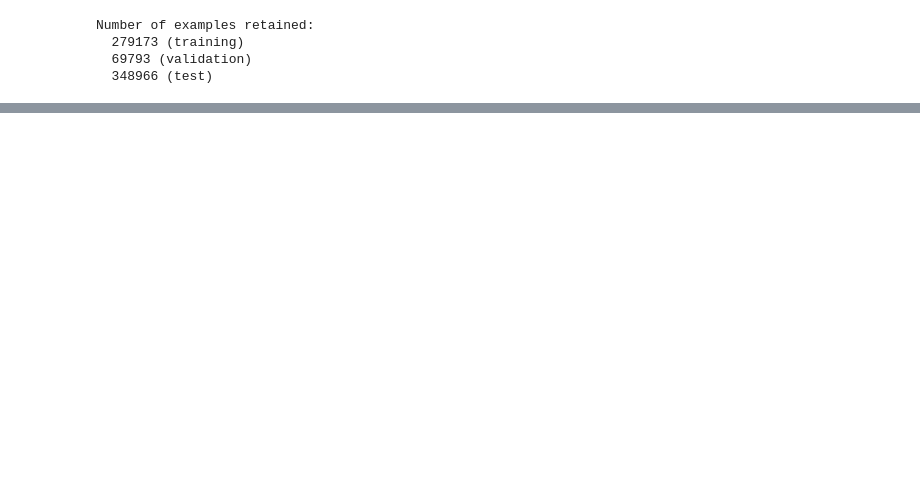
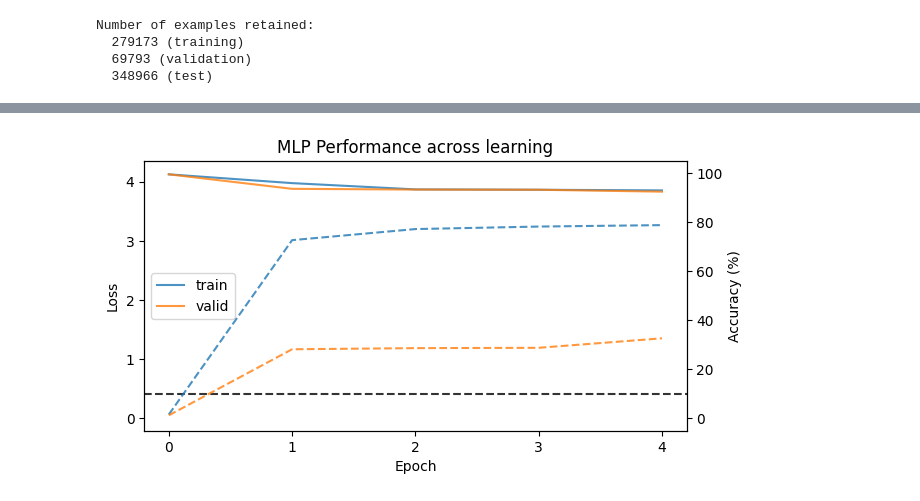
Before and after one commit to manisetayesh/predictive-feedback, a Jupyter notebook: testing/hybrid.ipynb, the cells around one changed output, grey strips where cells are left out. Drawn from its saved outputs; the diff is of its cells as text; code cells hidden in the pictures; blank space fills up the shorter version.

```diff
--- a/testing/hybrid.ipynb
+++ b/testing/hybrid.ipynb
@@ -226,0 +627,3 @@ Test Accuracy: 68.47%
+# %%
+plot_results(subset_m1, prefix="m1_", model='MLP')
+# %% [output]
@@ -226,0 +631 @@ Test Accuracy: 68.47%
+[figure, added]
```
Also changed, not shown: parts of 16 cells of this notebook, 2 other files.
